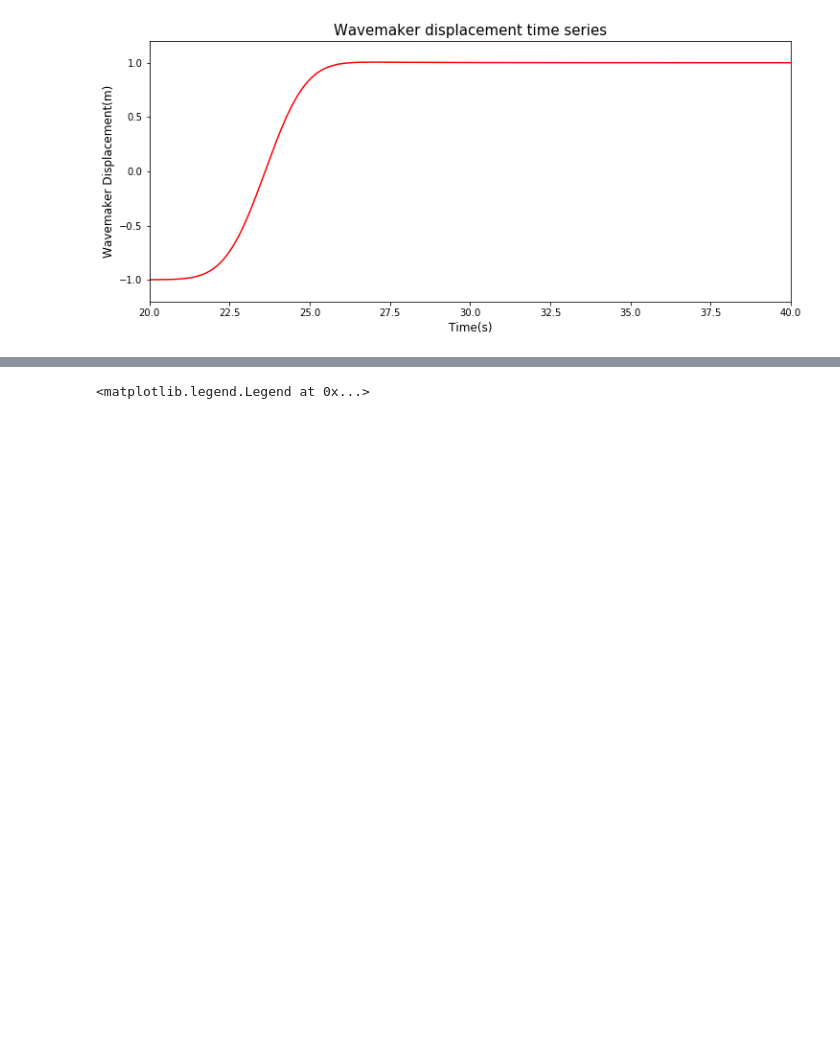
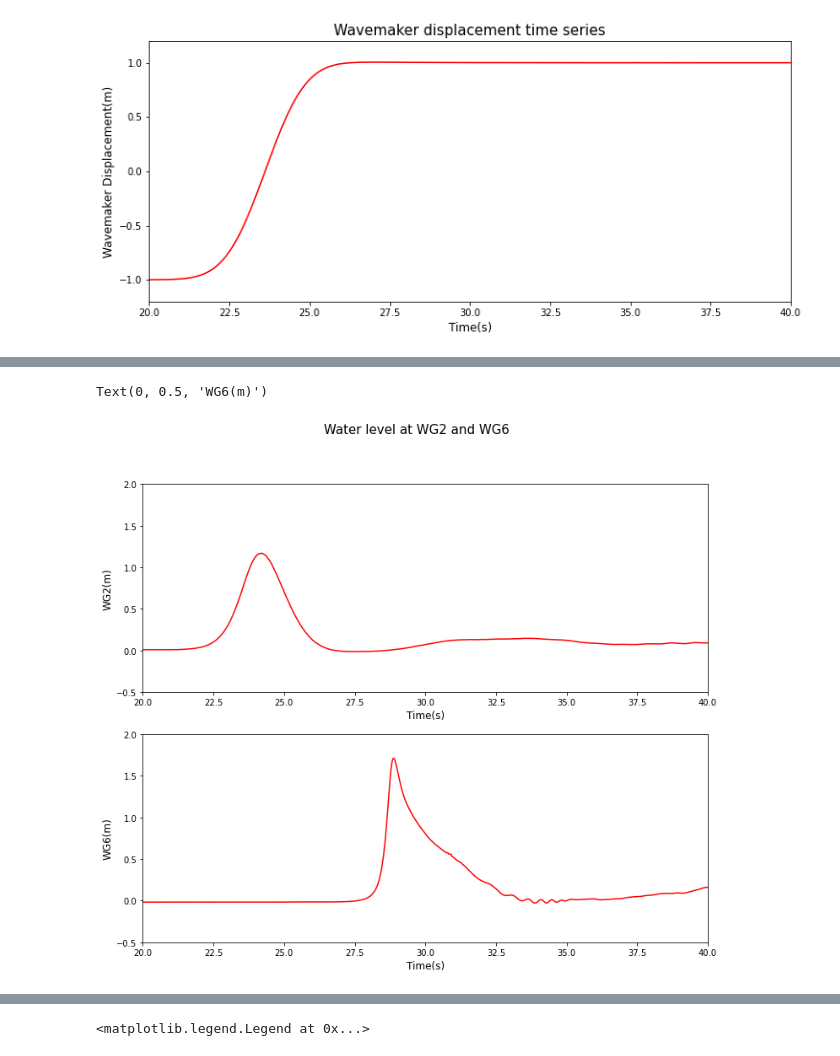
Before and after one commit to Behzadebr/Benchmark_Problems, a Jupyter notebook: problem1/Benchmark1.ipynb, the cells around one changed output, grey strips where cells are left out. Cells and saved outputs as stored; diff of their text form; code cells hidden in the pictures; blank space fills up the shorter version.

```diff
--- a/problem1/Benchmark1.ipynb
+++ b/problem1/Benchmark1.ipynb
@@ -71,0 +168,20 @@ plt.show()
+# %%
+df_wave = pd.read_csv('/content/Benchmark_Problems/problem1/gauge_data.txt', sep='\t')
+new_df_wave = df_wave[df_wave['wmstart']>4].reset_index()
+new_df_wave['time'] -= new_df_wave['time'][0]
+
+fig, axs = plt.subplots(2, figsize=(12, 10))
+fig.suptitle('Water level at WG2 and WG6', fontsize=15)
+axs[0].plot(new_df_wave['time'], new_df_wave['wg2']-new_df_wave['wg1'][0], color='red')
+axs[0].set_xlim(20,40)
+axs[0].set_ylim(-0.5,2)
+axs[0].set_xlabel('Time(s)', fontsize=12)
+axs[0].set_ylabel('WG2(m)', fontsize=12)
+axs[1].plot(new_df_wave['time'], new_df_wave['wg6']-new_df_wave['wg5'][0], color='red')
+axs[1].set_xlim(20,40)
+axs[1].set_ylim(-0.5,2)
+axs[1].set_xlabel('Time(s)', fontsize=12)
+axs[1].set_ylabel('WG6(m)', fontsize=12)
+# %% [output]
+Text(0, 0.5, 'WG6(m)')
+[figure, added]
```
Also changed, not shown: parts of 16 cells of this notebook, 8 other files.
